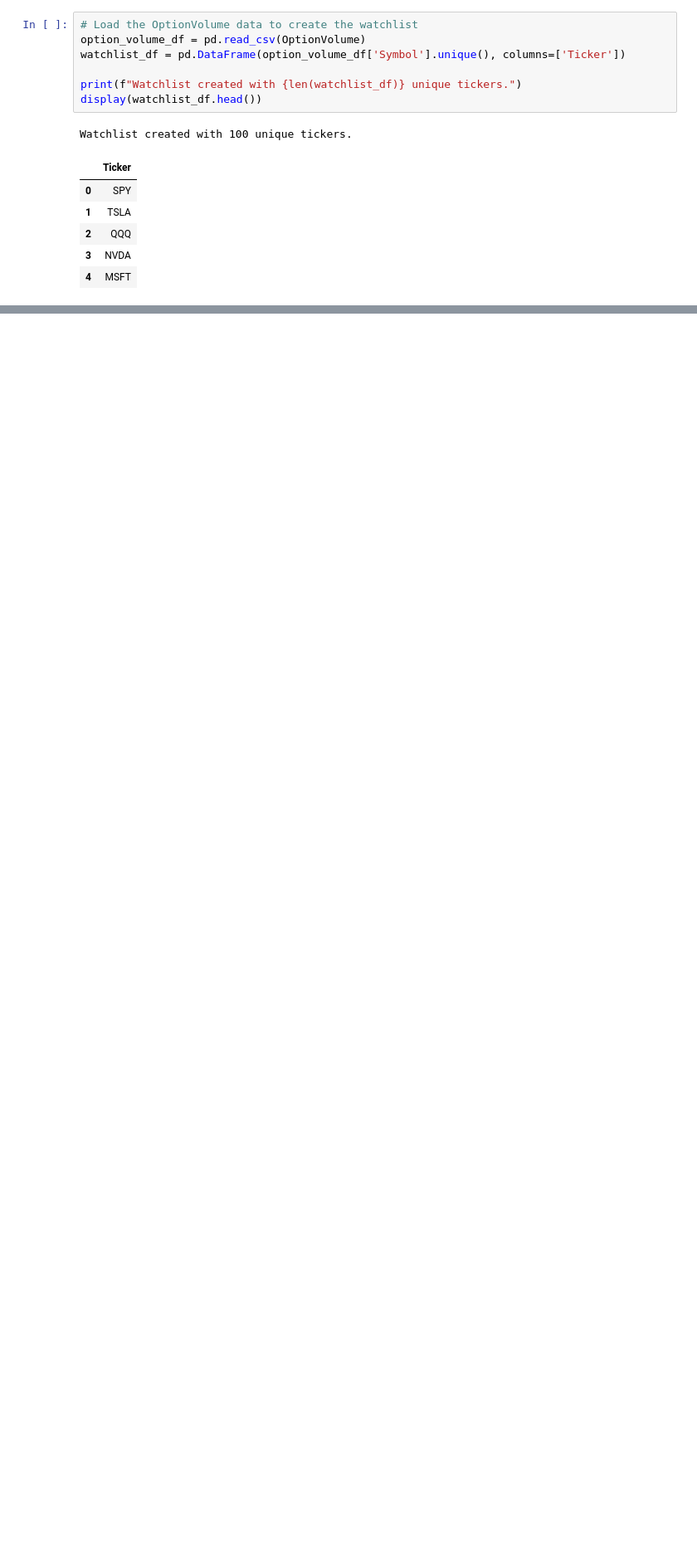
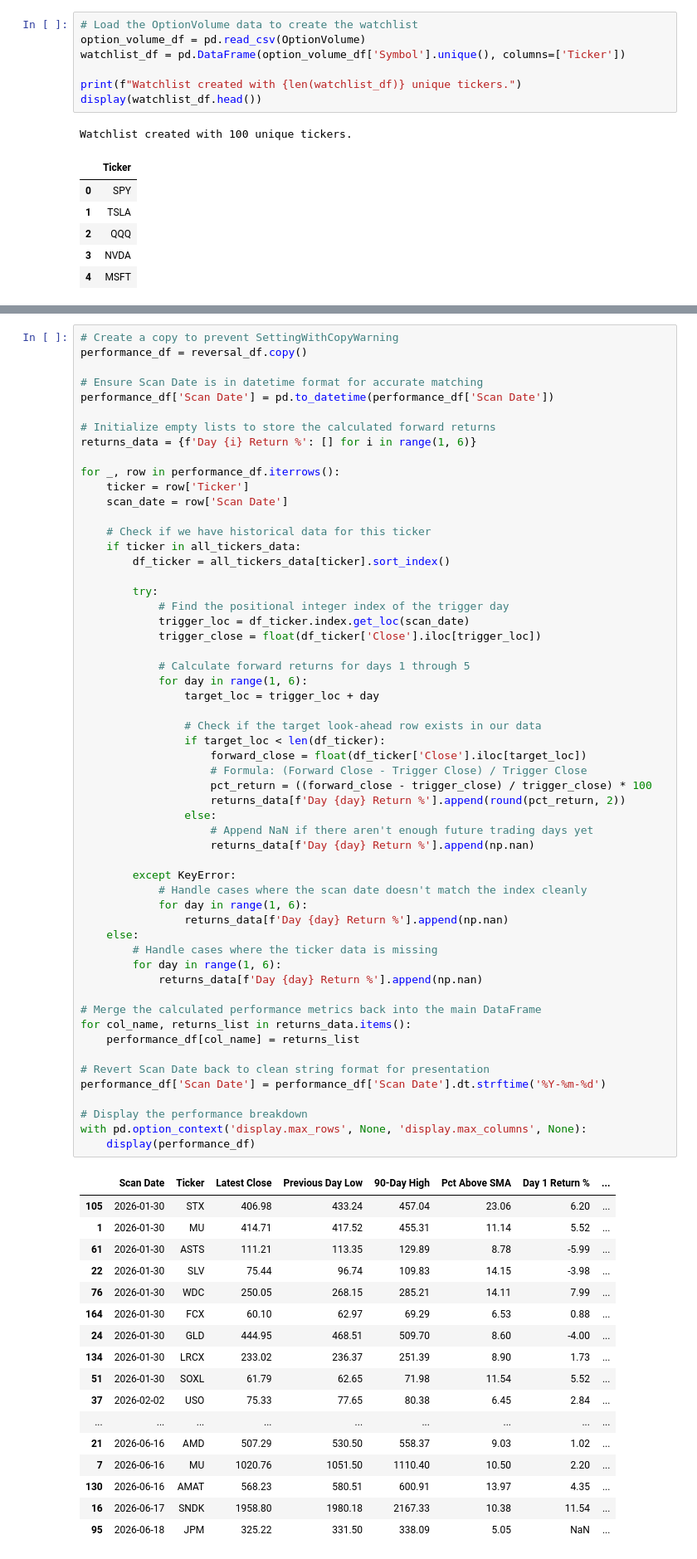
Before and after one commit to jhenningsen/Equity_Analysis, a Jupyter notebook: Top_Reversal/Top_Reversal.ipynb, the cells around one changed output, grey strips where cells are left out. Shown at 83% size. Saved outputs shown, nothing was run; the diff lists cells and outputs as text; blank space fills up the shorter version.

```diff
--- a/Top_Reversal/Top_Reversal.ipynb
+++ b/Top_Reversal/Top_Reversal.ipynb
@@ -216,3 +212,77 @@ else:
 | 130 | 2026-06-16 | AMAT | 568.23 | 580.51 | 600.91 | 13.97 |
 | 16 | 2026-06-17 | SNDK | 1958.80 | 1980.18 | 2167.33 | 10.38 |
 | 95 | 2026-06-18 | JPM | 325.22 | 331.50 | 338.09 | 5.05 |
+# %%
+# Create a copy to prevent SettingWithCopyWarning
+performance_df = reversal_df.copy()
+
+# Ensure Scan Date is in datetime format for accurate matching
+performance_df['Scan Date'] = pd.to_datetime(performance_df['Scan Date'])
+
+# Initialize empty lists to store the calculated forward returns
+returns_data = {f'Day {i} Return %': [] for i in range(1, 6)}
+
+for _, row in performance_df.iterrows():
+    ticker = row['Ticker']
+    scan_date = row['Scan Date']
+
+    # Check if we have historical data for this ticker
+    if ticker in all_tickers_data:
+        df_ticker = all_tickers_data[ticker].sort_index()
+
+        try:
+            # Find the positional integer index of the trigger day
+            trigger_loc = df_ticker.index.get_loc(scan_date)
+            trigger_close = float(df_ticker['Close'].iloc[trigger_loc])
+
+            # Calculate forward returns for days 1 through 5
+            for day in range(1, 6):
+                target_loc = trigger_loc + day
+
+                # Check if the target look-ahead row exists in our data
+                if target_loc < len(df_ticker):
+                    forward_close = float(df_ticker['Close'].iloc[target_loc])
+                    # Formula: (Forward Close - Trigger Close) / Trigger Close
+                    pct_return = ((forward_close - trigger_close) / trigger_close) * 100
+                    returns_data[f'Day {day} Return %'].append(round(pct_return, 2))
+                else:
+                    # Append NaN if there aren't enough future trading days yet
+                    returns_data[f'Day {day} Return %'].append(np.nan)
+
+        except KeyError:
+            # Handle cases where the scan date doesn't match the index cleanly
+            for day in range(1, 6):
+                returns_data[f'Day {day} Return %'].append(np.nan)
+    else:
+        # Handle cases where the ticker data is missing
+        for day in range(1, 6):
+            returns_data[f'Day {day} Return %'].append(np.nan)
+
+# Merge the calculated performance metrics back into the main DataFrame
+for col_name, returns_list in returns_data.items():
+    performance_df[col_name] = returns_list
+
+# Revert Scan Date back to clean string format for presentation
+performance_df['Scan Date'] = performance_df['Scan Date'].dt.strftime('%Y-%m-%d')
+
+# Display the performance breakdown
+with pd.option_context('display.max_rows', None, 'display.max_columns', None):
+    display(performance_df)
+# %% [output]
+|  | Scan Date | Ticker | Latest Close | Previous Day Low | 90-Day High | Pct Above SMA | Day 1 Return % | ... |
+| 105 | 2026-01-30 | STX | 406.98 | 433.24 | 457.04 | 23.06 | 6.20 | ... |
+| 1 | 2026-01-30 | MU | 414.71 | 417.52 | 455.31 | 11.14 | 5.52 | ... |
+| 61 | 2026-01-30 | ASTS | 111.21 | 113.35 | 129.89 | 8.78 | -5.99 | ... |
+| 22 | 2026-01-30 | SLV | 75.44 | 96.74 | 109.83 | 14.15 | -3.98 | ... |
+| 76 | 2026-01-30 | WDC | 250.05 | 268.15 | 285.21 | 14.11 | 7.99 | ... |
+| 164 | 2026-01-30 | FCX | 60.10 | 62.97 | 69.29 | 6.53 | 0.88 | ... |
+| 24 | 2026-01-30 | GLD | 444.95 | 468.51 | 509.70 | 8.60 | -4.00 | ... |
+| 134 | 2026-01-30 | LRCX | 233.02 | 236.37 | 251.39 | 8.90 | 1.73 | ... |
+| 51 | 2026-01-30 | SOXL | 61.79 | 62.65 | 71.98 | 11.54 | 5.52 | ... |
+| 37 | 2026-02-02 | USO | 75.33 | 77.65 | 80.38 | 6.45 | 2.84 | ... |
+| ... | ... | ... | ... | ... | ... | ... | ... | ... |
+| 21 | 2026-06-16 | AMD | 507.29 | 530.50 | 558.37 | 9.03 | 1.02 | ... |
+| 7 | 2026-06-16 | MU | 1020.76 | 1051.50 | 1110.40 | 10.50 | 2.20 | ... |
+| 130 | 2026-06-16 | AMAT | 568.23 | 580.51 | 600.91 | 13.97 | 4.35 | ... |
+| 16 | 2026-06-17 | SNDK | 1958.80 | 1980.18 | 2167.33 | 10.38 | 11.54 | ... |
+| 95 | 2026-06-18 | JPM | 325.22 | 331.50 | 338.09 | 5.05 | NaN | ... |
```
Also changed, not shown: parts of 4 cells of this notebook.
